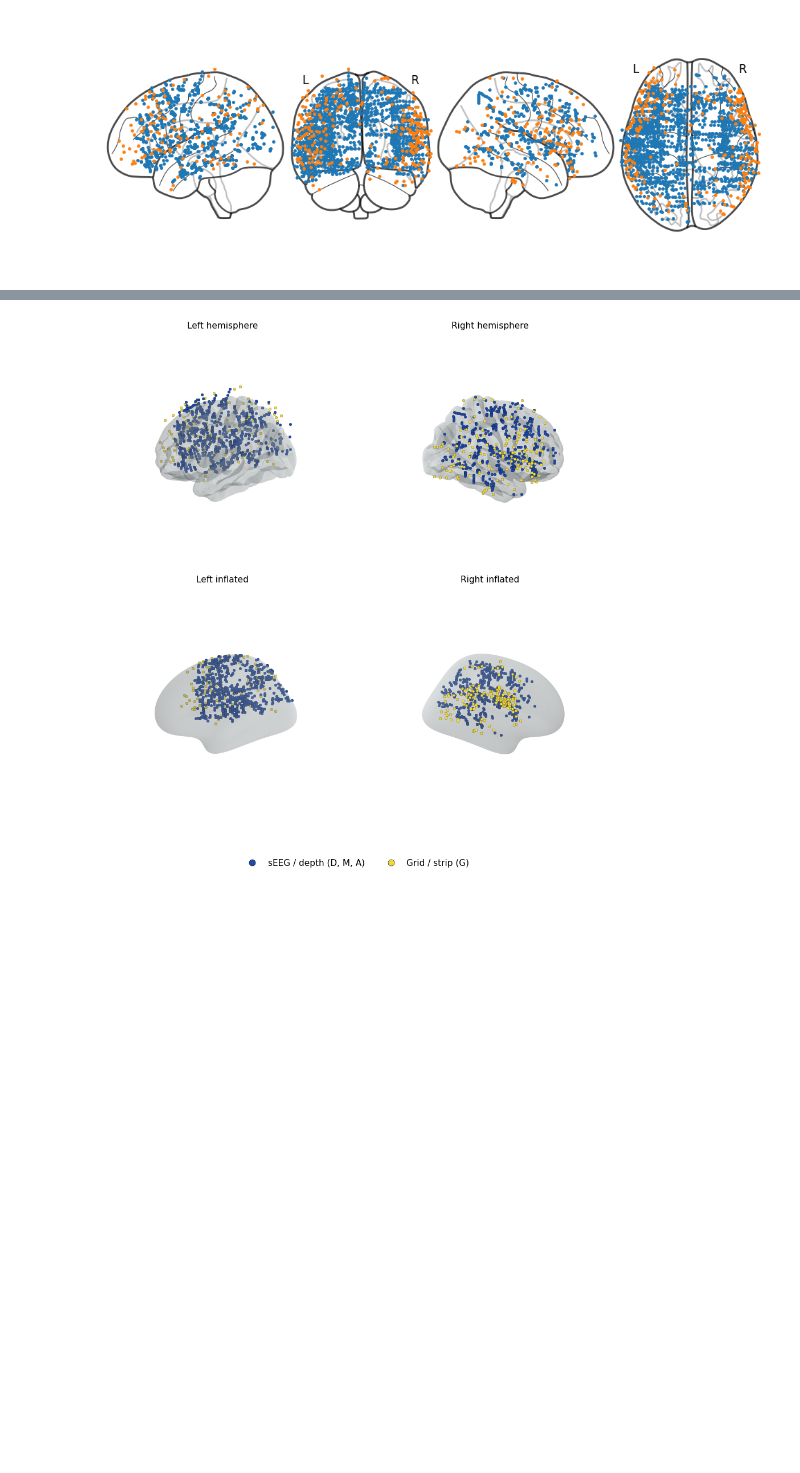
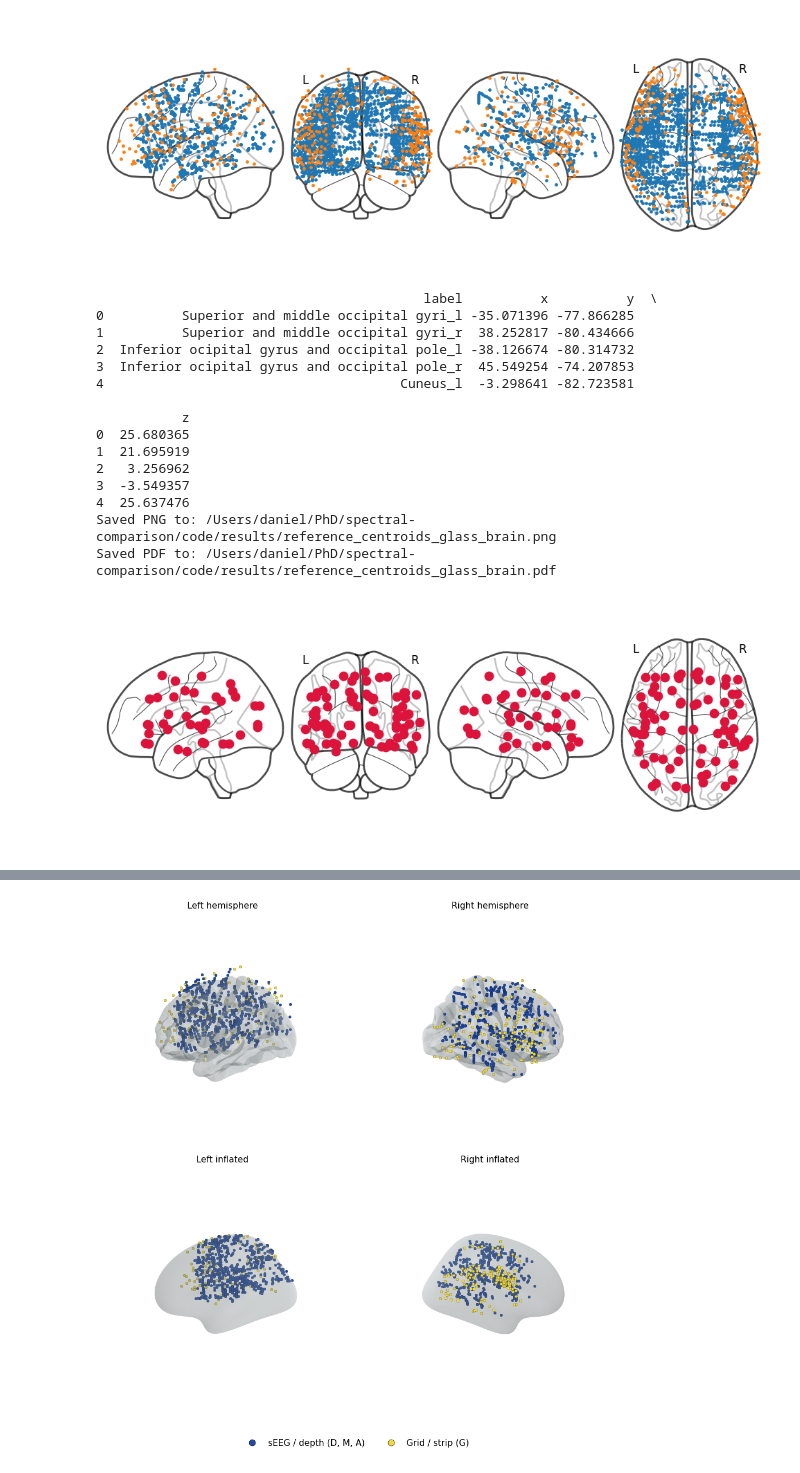
Before and after one commit to danieltomasz/code-spectral-comparison, a Jupyter notebook: notebooks/figures/Nifti.ipynb, the cells around one changed output, grey strips where cells are left out. Saved outputs shown, nothing was run; the diff lists cells and outputs as text; code cells hidden in the pictures; blank space fills up the shorter version.

Commit message:
figures combined

```diff
--- a/notebooks/figures/Nifti.ipynb
+++ b/notebooks/figures/Nifti.ipynb
@@ -125,3 +125,73 @@ plotting.show()
 Saved PNG to: /Users/daniel/PhD/spectral-comparison/code/notebooks/figures/outputs/frauscher_glass_brain.png
 Saved PDF to: /Users/daniel/PhD/spectral-comparison/code/notebooks/figures/outputs/frauscher_glass_brain.pdf
 [figure]
+# %%
+import numpy as np
+import pandas as pd
+from pathlib import Path
+from scipy.io import loadmat
+from nilearn import plotting
+
+PROJECT_ROOT = Path(PROJECT_ROOT)
+mat_path = PROJECT_ROOT / "data" / "Mantini2018" / "seed_iEEG.mat"
+output_dir = PROJECT_ROOT / "results"
+output_dir.mkdir(parents=True, exist_ok=True)
+
+mat = loadmat(mat_path, squeeze_me=True, struct_as_record=False)
+seed_info = mat["seed_info"]
+
+rows = []
+for item in np.ravel(seed_info):
+    label = str(item.label).strip().strip("'")
+    coord = np.asarray(item.coord_mni, dtype=float).ravel()
+    rows.append(
+        {
+            "label": label,
+            "x": coord[0],
+            "y": coord[1],
+            "z": coord[2],
+        }
+    )
+
+centroids = pd.DataFrame(rows)
+
+display = plotting.plot_glass_brain(
+    None,
+    display_mode="lyrz",
+    black_bg=False,
+)
+
+display.add_markers(
+    centroids[["x", "y", "z"]].to_numpy(),
+    marker_size=80,
+    marker_color="crimson",
+)
+
+png_path = output_dir / "reference_centroids_glass_brain.png"
+pdf_path = output_dir / "reference_centroids_glass_brain.pdf"
+
+display.savefig(str(png_path), dpi=300)
+display.savefig(str(pdf_path))
+
+print(centroids.head())
+print(f"Saved PNG to: {png_path}")
+print(f"Saved PDF to: {pdf_path}")
+
+plotting.show()
+# %% [output]
+                                          label          x          y  \
+0          Superior and middle occipital gyri_l -35.071396 -77.866285
+1          Superior and middle occipital gyri_r  38.252817 -80.434666
+2  Inferior ocipital gyrus and occipital pole_l -38.126674 -80.314732
+3  Inferior ocipital gyrus and occipital pole_r  45.549254 -74.207853
+4                                      Cuneus_l  -3.298641 -82.723581
+
+           z
+0  25.680365
+1  21.695919
+2   3.256962
+3  -3.549357
+4  25.637476
+Saved PNG to: /Users/daniel/PhD/spectral-comparison/code/results/reference_centroids_glass_brain.png
+Saved PDF to: /Users/daniel/PhD/spectral-comparison/code/results/reference_centroids_glass_brain.pdf
+[figure, added]
```
Also changed, not shown: parts of 3 cells of this notebook, 8 other files.
